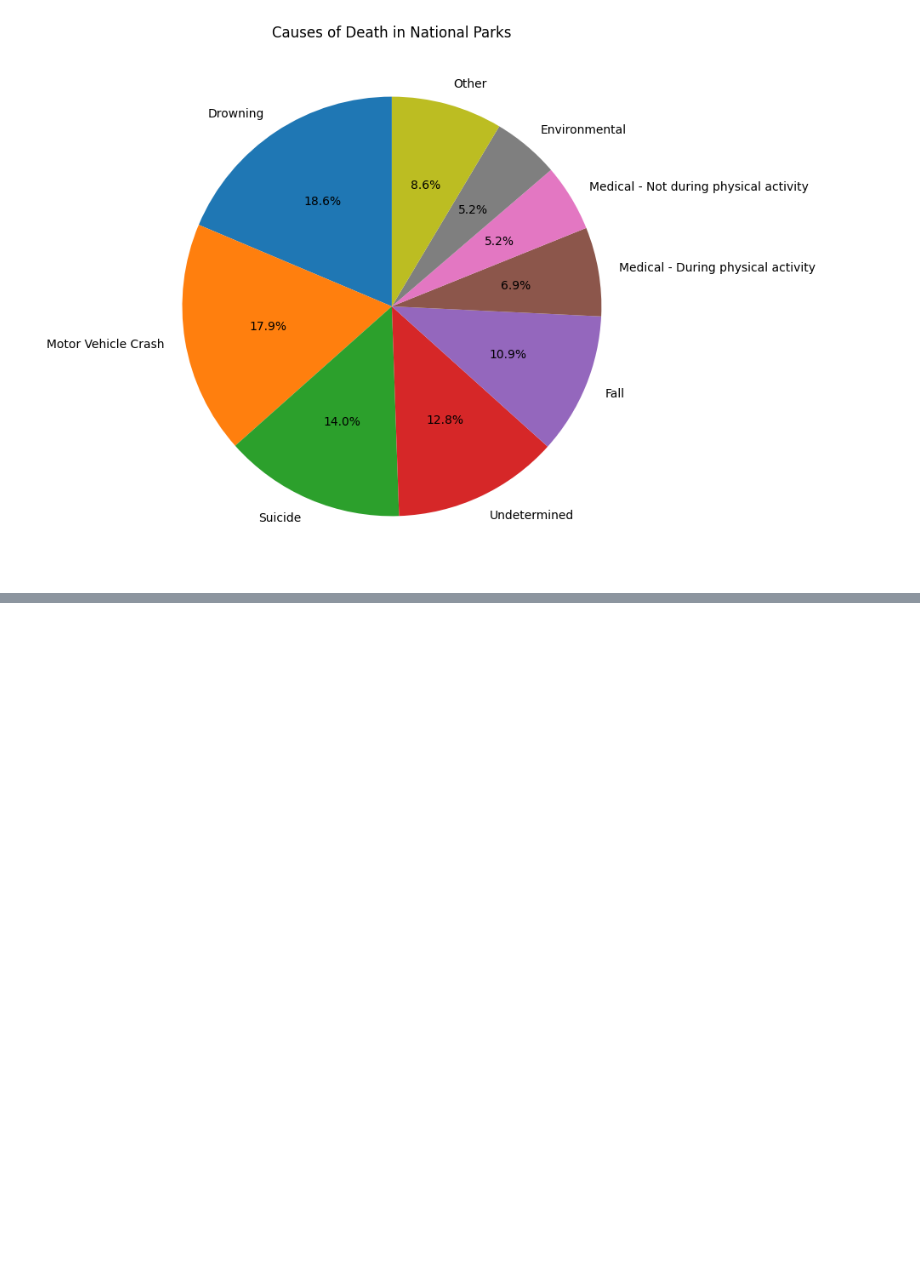
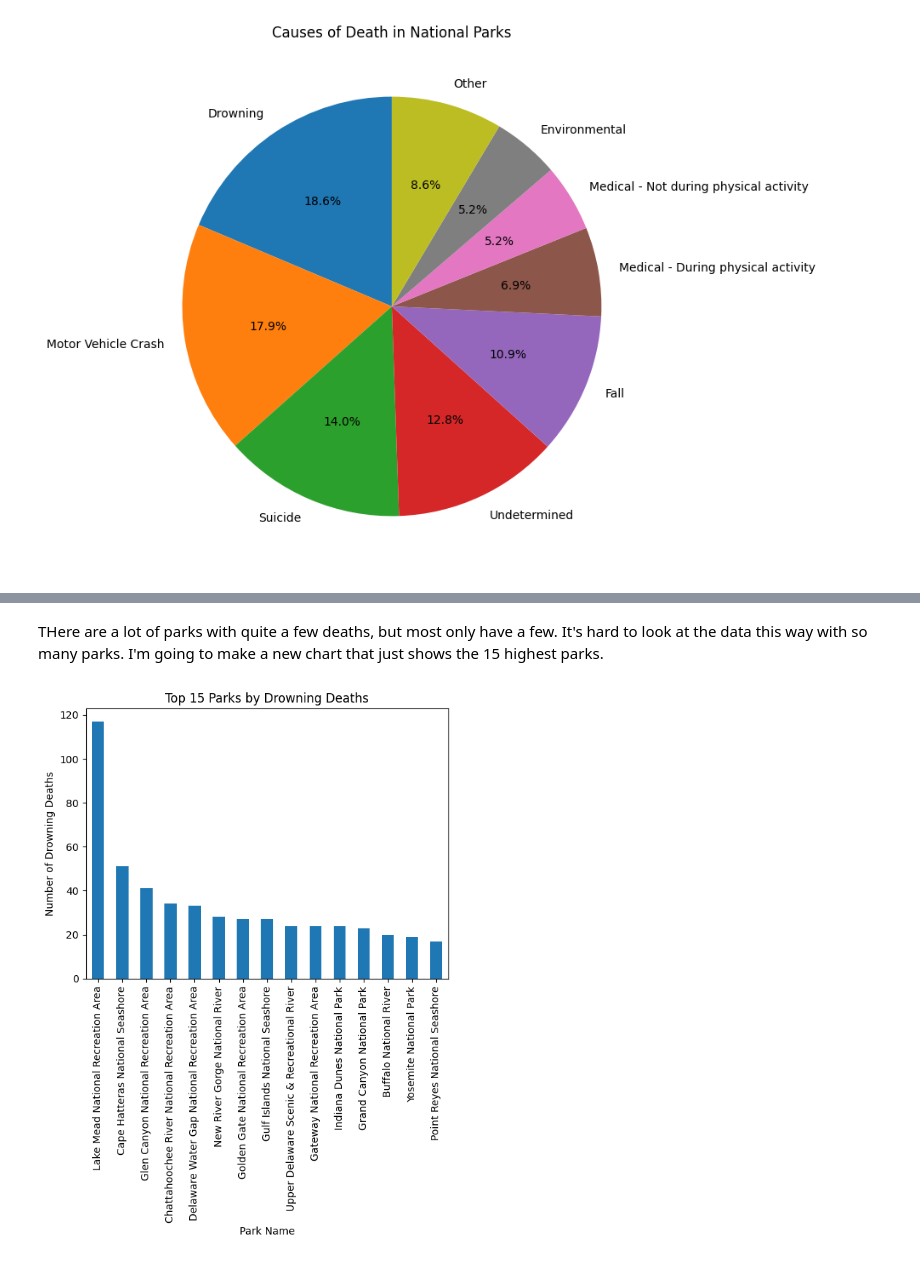
Before and after one commit to jeccalong/NPS_Dataset, a Jupyter notebook: Notebooks/eda.ipynb, the cells around one changed output, grey strips where cells are left out. Saved outputs shown, nothing was run; the diff lists cells and outputs as text; code cells hidden in the pictures; blank space fills up the shorter version.

```diff
--- a/Notebooks/eda.ipynb
+++ b/Notebooks/eda.ipynb
@@ -78,0 +100,13 @@ plt.show()
+# %% [markdown]
+THere are a lot of parks with quite a few deaths, but most only have a few. It's hard to look at the data this way with so many parks. I'm going to make a new chart that just shows the 15 highest parks.
+# %%
+top_drowning = drowning_counts.head(15)
+
+top_drowning.plot(kind="bar")
+plt.title("Top 15 Parks by Drowning Deaths")
+plt.xlabel("Park Name")
+plt.ylabel("Number of Drowning Deaths")
+plt.xticks(rotation=90)
+plt.show()
+# %% [output]
+[figure, added]
```
Also changed, not shown: parts of 4 cells of this notebook.
